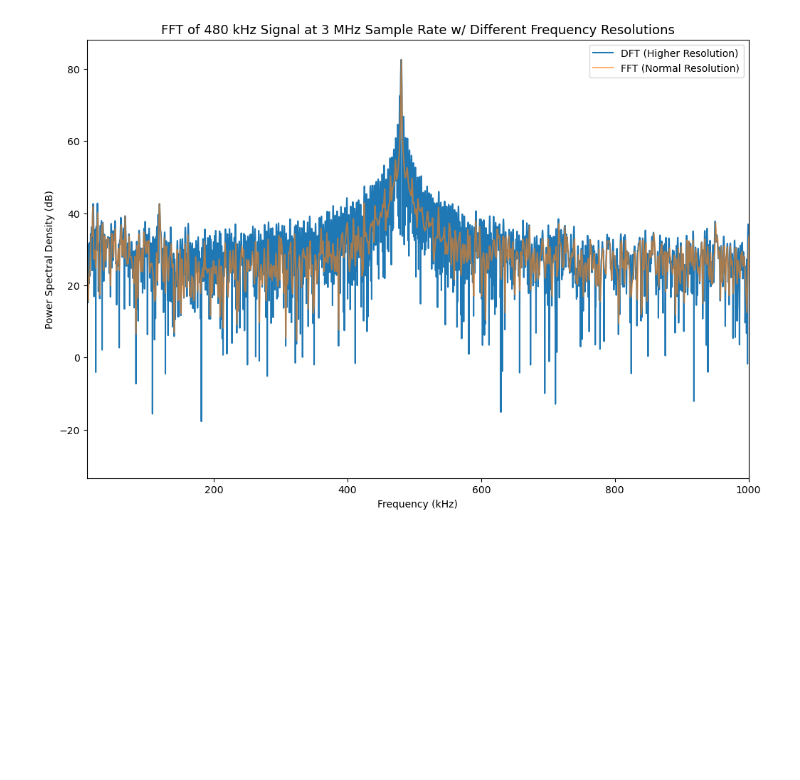
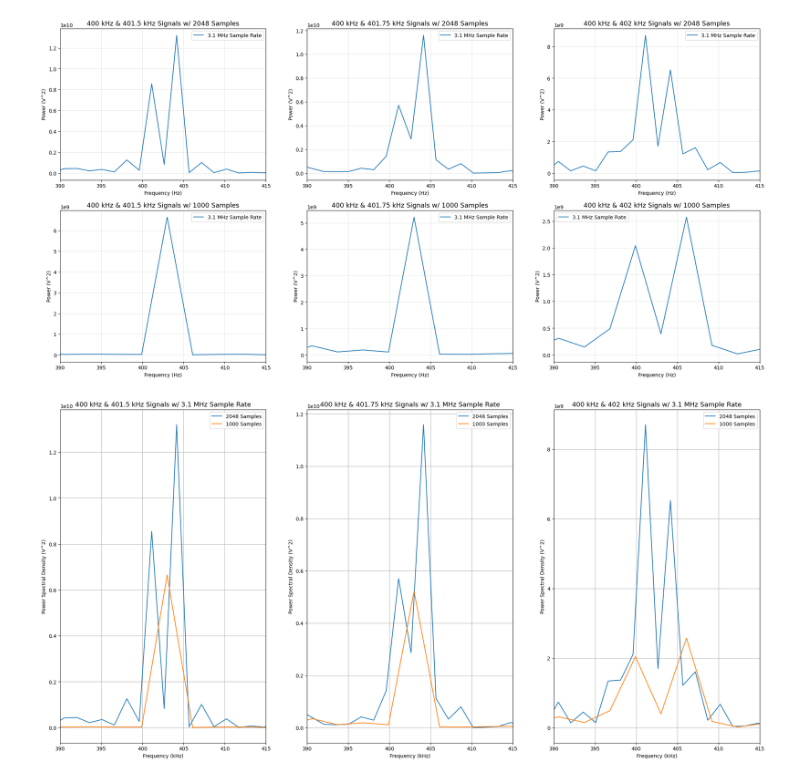
Before and after one commit to Brandon102002/ugastro, a Jupyter notebook: lab_1_helpers.ipynb, the cells around one changed output. Saved outputs shown, nothing was run; the diff lists cells and outputs as text; code cells hidden in the pictures; blank space fills up the shorter version.

Commit message:
Refined Freq Res Graph

```diff
--- a/lab_1_helpers.ipynb
+++ b/lab_1_helpers.ipynb
@@ -26,7 +26,7 @@ def removeNoiseBuffer(data):
     return data[1:]
 
 def windowData(data):
-    return data[:]
+    return data[0:]
 
 def normalize(data):
     return (data - np.mean(data))
@@ -580,30 +625,36 @@ def graphGaussianHistogram(datasets, sample_rate, signals):
 #graphOverlayPowerSpectra([data_SSB_imag_7062_6709_3100], sample_rates=[3.1e6], labels=["3.1 MHz Sample Rate (Imag)"], signal="7062 kHz and 6709 kHz", multiple=False)
 #graphOverlayPowerSpectra([data_SSB_imag_7062_7415_3100], sample_rates=[3.1e6], labels=["3.1 MHz Sample Rate (Imag)"], signal="7062 kHz and 7415 kHz", multiple=False)
 # %%
-datasets = [data_480_900, data_480_1000, data_480_1300, data_480_2000, data_480_3000]
-sample_rates = [0.9e6, 1e6, 1.3e6, 2e6, 3e6]
-labels = ["0.9 MHz Sample Rate", "1 MHz Sample Rate", "1.3 MHz Sample Rate", "2 MHz Sample Rate", "3 MHz Sample Rate"]
-signal = "480 kHz"
+datasets = [data_401500_3100, data_401750_3100, data_402000_3100]
+sample_rate = 3.1e6
+sample = "3.1 MHz Sample Rate"
+base = "400 kHz"
+secondaries = ["401.5 kHz", "401.75 kHz", "402 kHz"]
+window = 1000
+
+graphFreqRes(datasets, sample_rate, sample, base, secondaries, window)
+graphFreqResOverlayed(datasets, sample_rate, sample, base, secondaries, window)
 
 #graphAllTimeData(datasets, labels, signal)
 #graphOverlayTimeData(datasets, labels, signal, xlim=(1.2, 1.3))
 
 #graphAllPowerSpectra(datasets, sample_rates, labels, signal)
 #graphOverlayPowerSpectra(datasets, sample_rates, labels, signal, multiple=False, xlim=(-900, 900))
 #graphOverlayPowerSpectraOneSided(datasets, sample_rates, labels, signal, multiple=True, xlim=(380, 520))
 
 #graphVoltageSpectra(datasets, sample_rates, labels, signal)
 
 #compareACF(data_480_3000, ["w/ scipy.fft() & .ifft()", "w/ np.convolve()", "w/ scipy ACF"], "480 kHz")
 
 i=4
-graphOverlayDFT(datasets[i], signal, sample_rates[i], rate_label=labels[i], factor=0.01, xlim=(10, 1000))
+#graphOverlayDFT(datasets[i], signal, sample_rates[i], rate_label=labels[i], factor=0.01, xlim=(10, 1000), ylim=(0, 90))
 
 #graphFreqRes(datasets, sample_rates[0], labels, signals, num_samples=2408)
 
 #graphFourierFilter([data_400_380_3100], [3.1e6], ["3.1 MHz Sample Rate"], "400 kHz and 380 kHz")
 # %% [output]
-[figure, old version]
+[figure, new version]
+[figure, added]
 # %%
 # datasets = [data_400_1000, data_1600_1000, data_1610_1000]
 # sample_rate = (1.0e6, "1 MHz Sample Rate")
```
Also changed, not shown: parts of 2 cells of this notebook, 5 other files.
